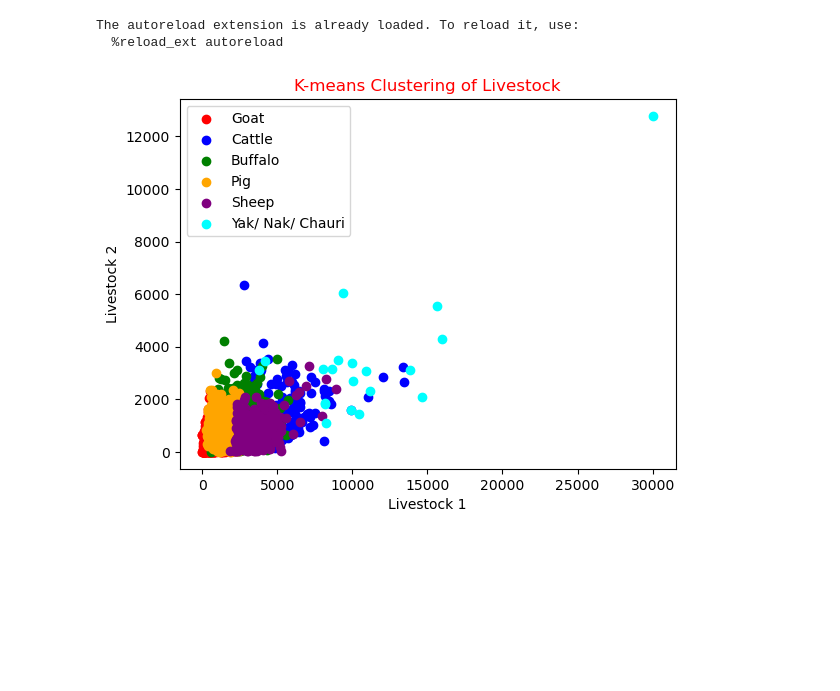
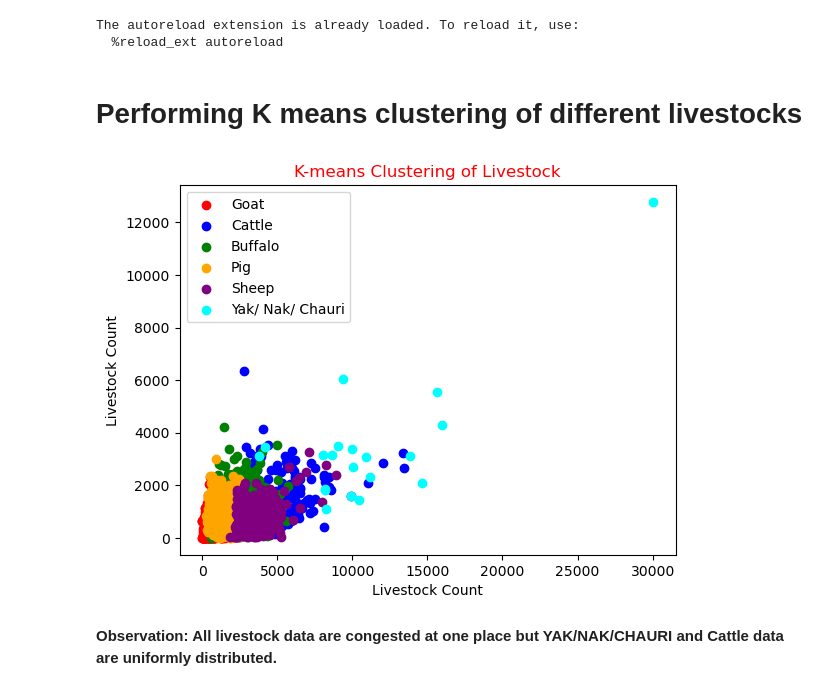
Before and after one commit to BibekRai44/Nepal-Livestock-Analysis, a Jupyter notebook: Data Analysis/ML models.ipynb, the cells around one changed output. Saved outputs shown, nothing was run; the diff lists cells and outputs as text; code cells hidden in the pictures; blank space fills up the shorter version.

Commit message:
detailing k means clustering

```diff
--- a/Data Analysis/ML models.ipynb
+++ b/Data Analysis/ML models.ipynb
@@ -19,29 +19,39 @@ The autoreload extension is already loaded. To reload it, use:
 df=pd.read_csv('/Users/bibekrai/workspace/Nepal-Livestock-Analysis/Data Analysis/test_data.csv')
 # %%
 df=df.drop(columns='Unnamed: 0')
+# %% [markdown]
+# Performing K means clustering of different livestocks
 # %%
+# importing libraries
 from sklearn.cluster import KMeans
 
+#choosing variables
 X = df.iloc[:, 2:].values
 
+#labeling the values for legend
 mylabels = ['Goat', 'Cattle', 'Buffalo', 'Pig', 'Sheep', 'Yak/ Nak/ Chauri']
+
+#initializing variable for K means clustering
 k = 6
 kmeans = KMeans(n_clusters=k, random_state=42)
 kmeans.fit(X)
 labels = kmeans.labels_
 
 df['Cluster'] = labels
 
 colors = ['red', 'blue', 'green', 'orange', 'purple', 'cyan']
 
 for i in range(k):
     cluster_data = X[labels == i]
     plt.scatter(cluster_data[:, 0], cluster_data[:, 1], c=colors[i], label=mylabels[i])
 
-plt.xlabel('Livestock 1')
-plt.ylabel('Livestock 2')
+#ploting graph
+plt.xlabel('Livestock Count')
+plt.ylabel('Livestock Count')
 plt.title('K-means Clustering of Livestock',color='red')
 plt.legend()
 plt.show()
 # %% [output]
-[figure, old version]
+[figure, new version]
+# %% [markdown]
+**Observation: All livestock data are congested at one place but YAK/NAK/CHAURI and Cattle data are uniformly distributed.**
```
